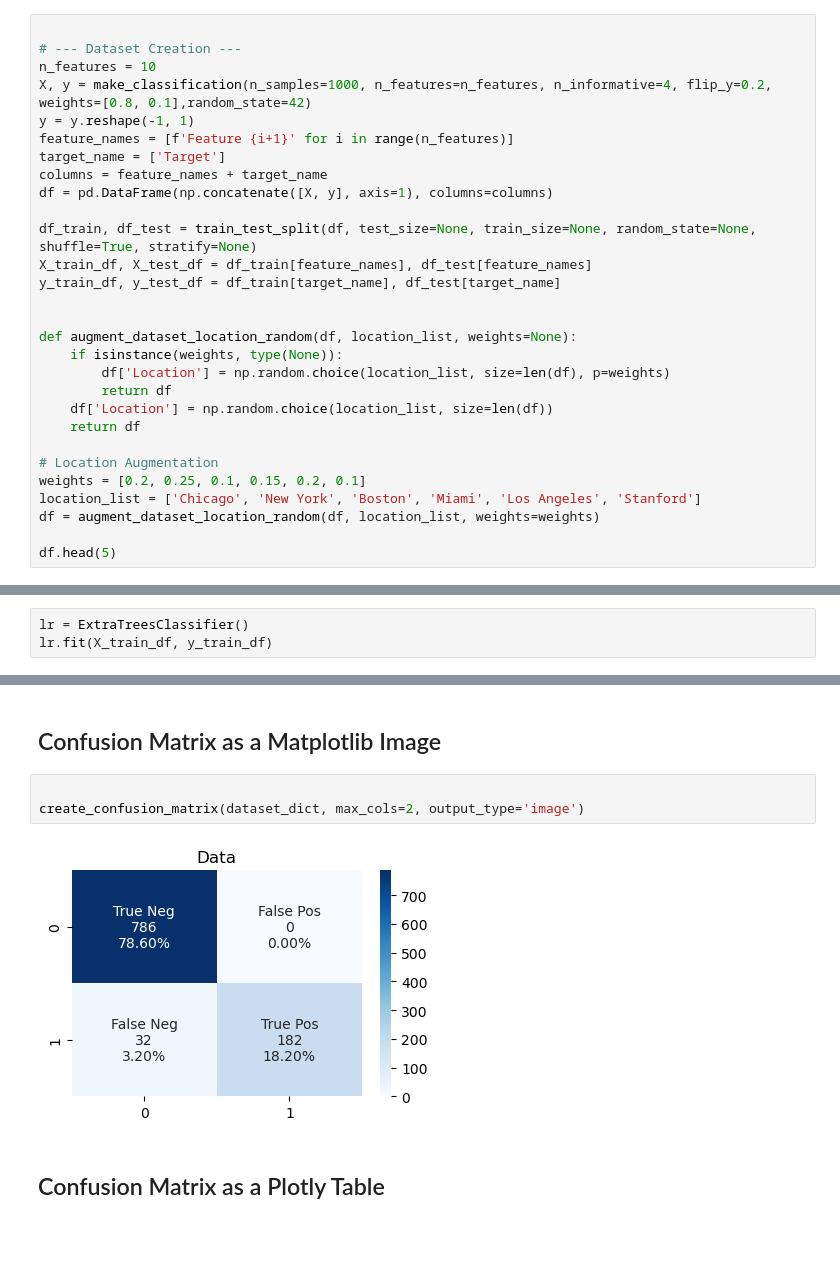
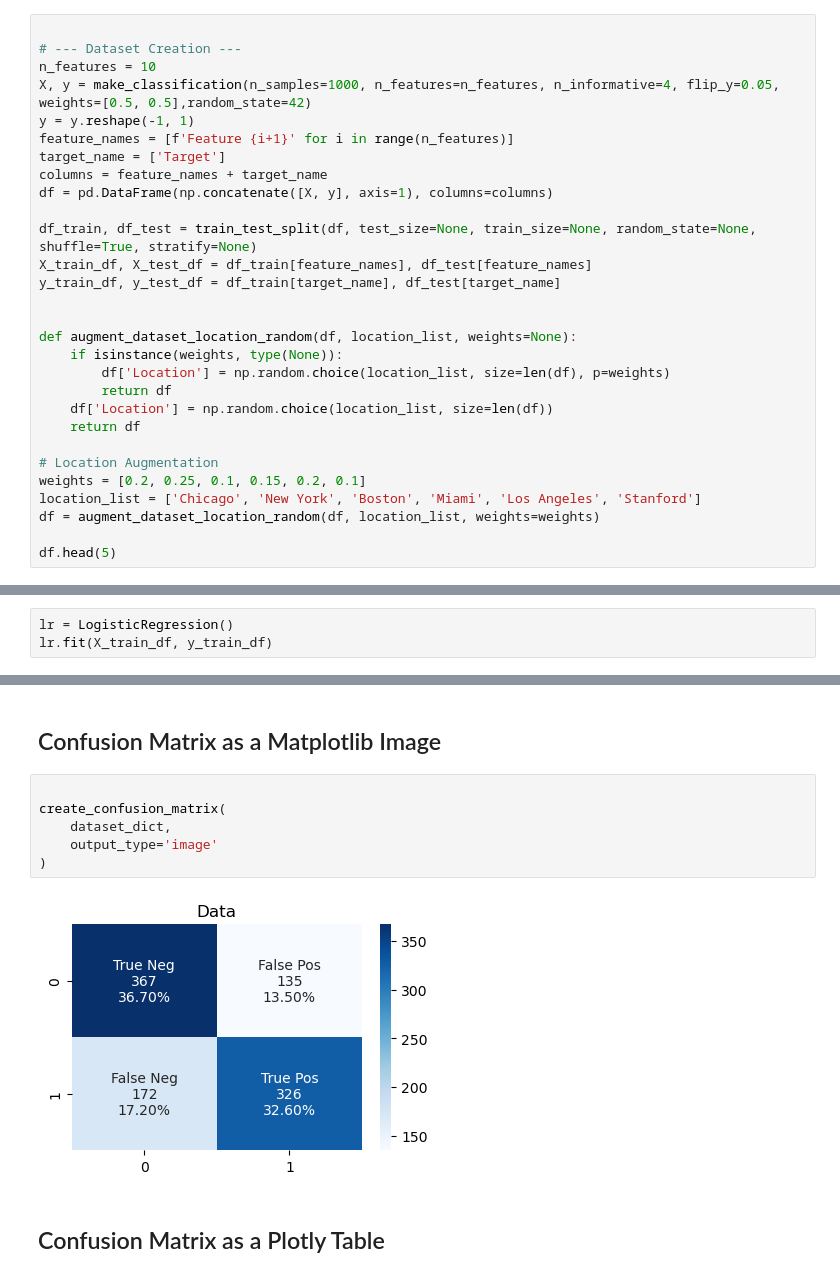
Before and after one commit to dougsgrott/data-science-studies, a Jupyter notebook: 4_modeling/evaluation/confusion_matrix.ipynb, the cells around one changed output, grey strips where cells are left out. Saved outputs shown, nothing was run; the diff lists cells and outputs as text; blank space fills up the shorter version.

```diff
--- a/4_modeling/evaluation/confusion_matrix.ipynb
+++ b/4_modeling/evaluation/confusion_matrix.ipynb
@@ -61,7 +61,7 @@ Since this notebooks is focused primarily on the different ways a confusion matr
 
 # --- Dataset Creation ---
 n_features = 10
-X, y = make_classification(n_samples=1000, n_features=n_features, n_informative=4, flip_y=0.2, weights=[0.8, 0.1],random_state=42)
+X, y = make_classification(n_samples=1000, n_features=n_features, n_informative=4, flip_y=0.05, weights=[0.5, 0.5],random_state=42)
 y = y.reshape(-1, 1)
 feature_names = [f'Feature {i+1}' for i in range(n_features)]
 target_name = ['Target']
@@ -96,4 +96,4 @@ df.head(5)
 # %%
-lr = ExtraTreesClassifier()
+lr = LogisticRegression()
 lr.fit(X_train_df, y_train_df)
 # %% [output]
@@ -410,9 +417,12 @@ create_confusion_matrix(dataset_dict, fmt_table=True)
 ## Confusion Matrix as a Matplotlib Image
 # %%
 
-create_confusion_matrix(dataset_dict, max_cols=2, output_type='image')
+create_confusion_matrix(
+    dataset_dict,
+    output_type='image'
+)
 # %% [output]
-[figure, old version]
+[figure, new version]
 # %% [markdown]
 ## Confusion Matrix as a Plotly Table
 # %%
```
Also changed, not shown: parts of 7 cells of this notebook, 2 other files.
